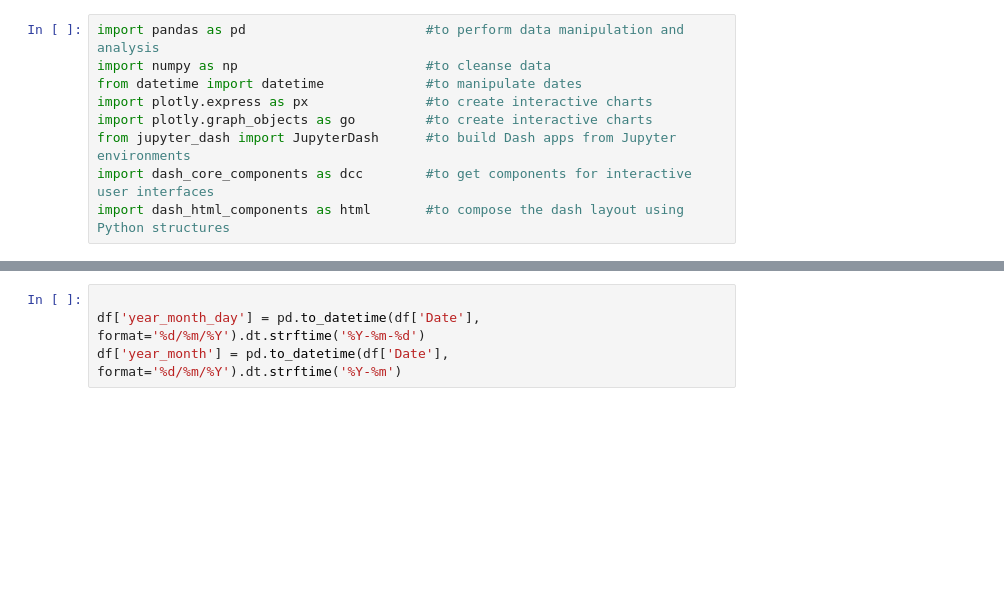
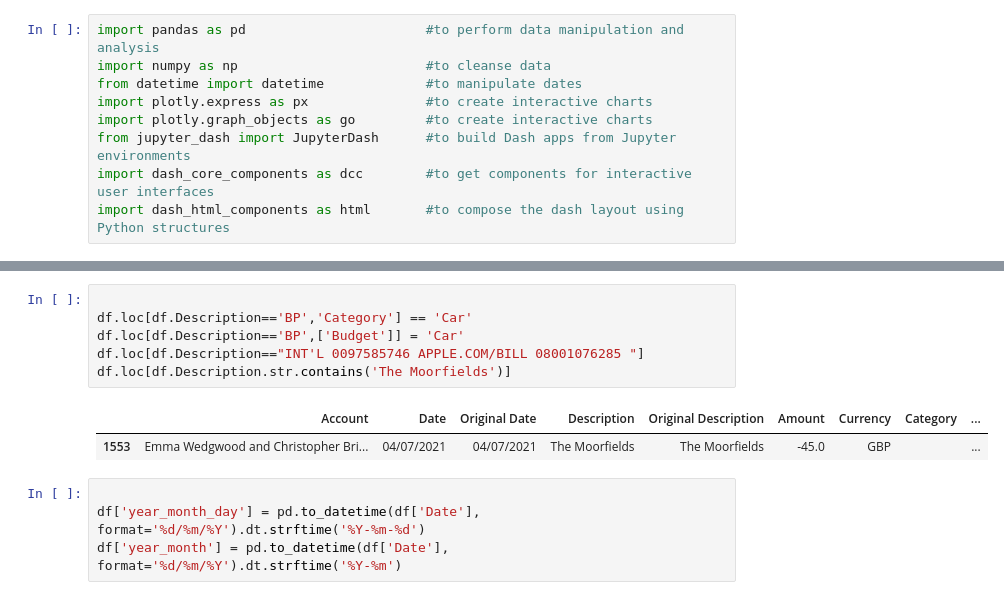
Before and after one commit to chriswedgwood/chriswedgwood, a Jupyter notebook: Finances.ipynb, the cells around one changed output, grey strips where cells are left out. Cells and saved outputs as stored; diff of their text form; blank space fills up the shorter version.

```diff
--- a/Finances.ipynb
+++ b/Finances.ipynb
@@ -217,3 +228,12 @@ df[df['Category'] == 'Online Shopping'].sort_values(by=['Amount'])
+# %%
+
+df.loc[df.Description=='BP','Category'] == 'Car'
+df.loc[df.Description=='BP',['Budget']] = 'Car'
+df.loc[df.Description=="INT'L 0097585746 APPLE.COM/BILL 08001076285 "]
+df.loc[df.Description.str.contains('The Moorfields')]
+# %% [output]
+|  | Account | Date | Original Date | Description | Original Description | Amount | Currency | Category | ... |
+| 1553 | Emma Wedgwood and Christopher Bri... | 04/07/2021 | 04/07/2021 | The Moorfields | The Moorfields | -45.0 | GBP |  | ... |
 # %%
 
 df['year_month_day'] = pd.to_datetime(df['Date'], format='%d/%m/%Y').dt.strftime('%Y-%m-%d')
```
Also changed, not shown: parts of 21 cells of this notebook.
